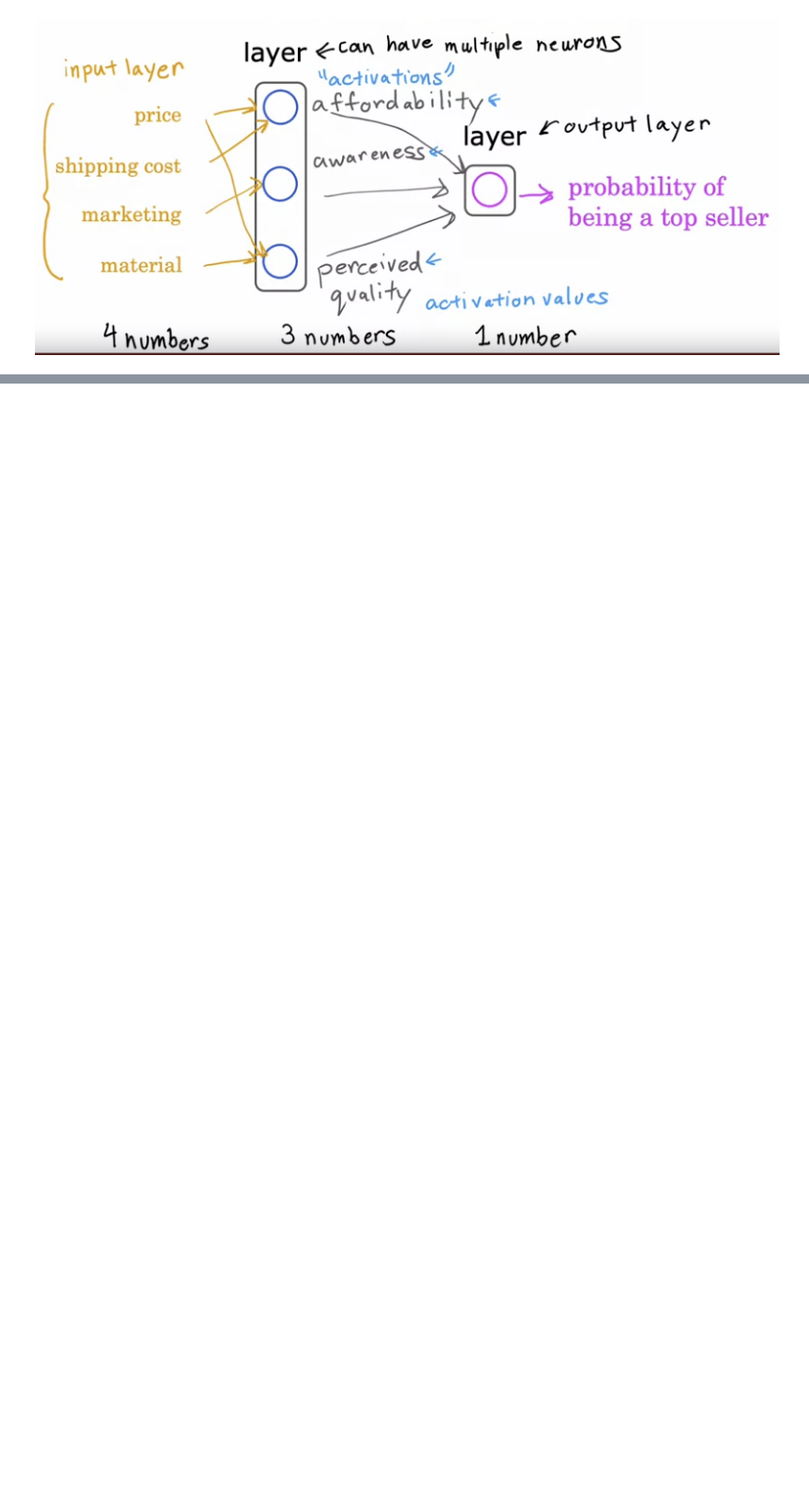
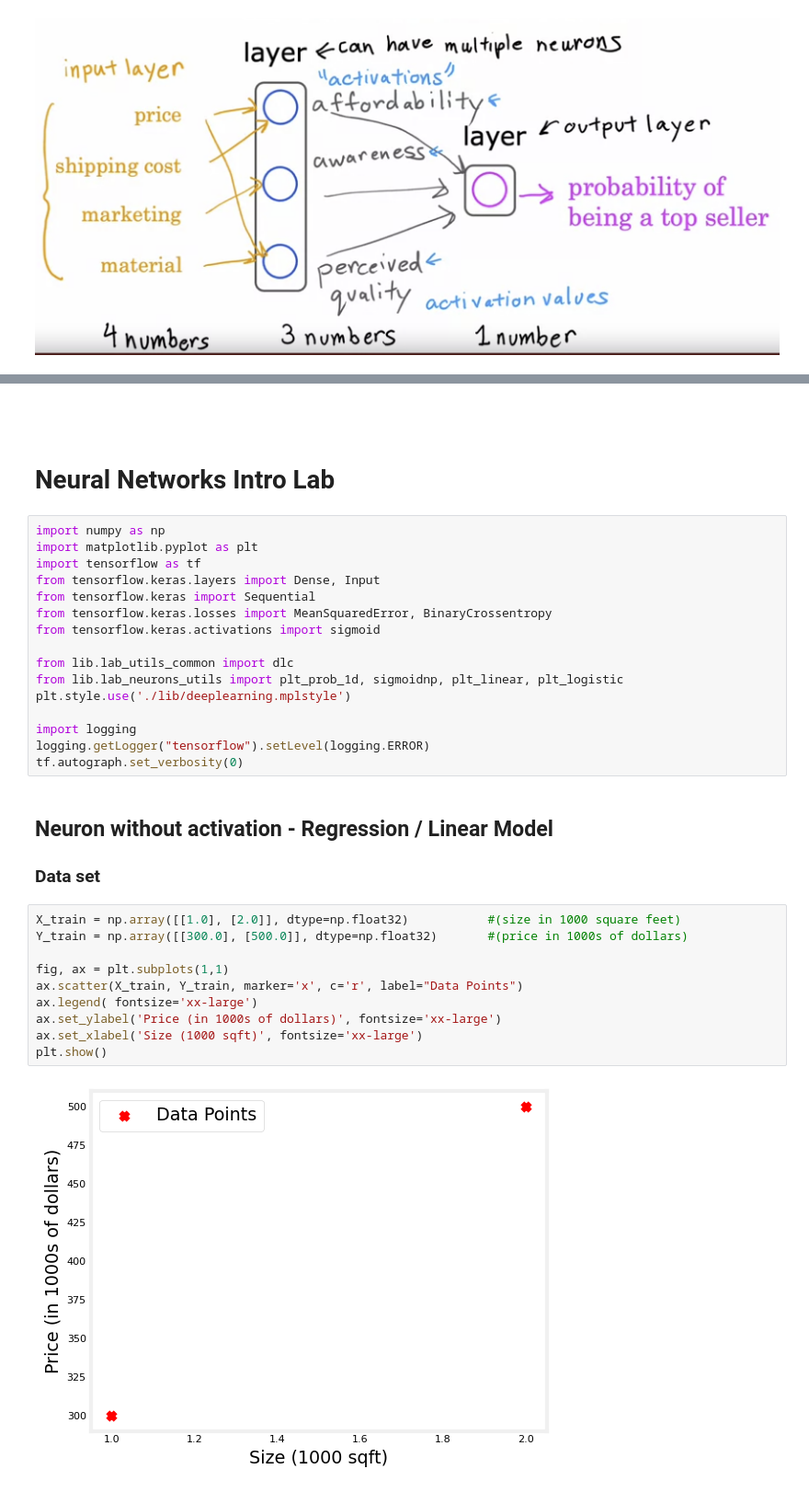
Before and after one commit to JoseMiralles/AI-Notes, a Jupyter notebook: machine_learning_specialization_coursera/2_advanced_learning_algorithms/week_1/1_neural_networks_intro.ipynb, the cells around one changed output, grey strips where cells are left out. Shown: that part at 92% size. Cells and saved outputs as stored; diff of their text form; blank space fills up the shorter version.

Commit message:
Finished intro to neural networks.

```diff
--- a/machine_learning_specialization_coursera/2_advanced_learning_algorithms/week_1/1_neural_networks_intro.ipynb
+++ b/machine_learning_specialization_coursera/2_advanced_learning_algorithms/week_1/1_neural_networks_intro.ipynb
@@ -14,2 +17,38 @@
 
 ![image.png](attachment:image.png)
+# %% [markdown]
+<br><br>
+
+# Neural Networks Intro Lab
+# %%
+import numpy as np
+import matplotlib.pyplot as plt
+import tensorflow as tf
+from tensorflow.keras.layers import Dense, Input
+from tensorflow.keras import Sequential
+from tensorflow.keras.losses import MeanSquaredError, BinaryCrossentropy
+from tensorflow.keras.activations import sigmoid
+
+from lib.lab_utils_common import dlc
+from lib.lab_neurons_utils import plt_prob_1d, sigmoidnp, plt_linear, plt_logistic
+plt.style.use('./lib/deeplearning.mplstyle')
+
+import logging
+logging.getLogger("tensorflow").setLevel(logging.ERROR)
+tf.autograph.set_verbosity(0)
+# %% [markdown]
+## Neuron without activation - Regression / Linear Model
+
+### Data set
+# %%
+X_train = np.array([[1.0], [2.0]], dtype=np.float32)           #(size in 1000 square feet)
+Y_train = np.array([[300.0], [500.0]], dtype=np.float32)       #(price in 1000s of dollars)
+
+fig, ax = plt.subplots(1,1)
+ax.scatter(X_train, Y_train, marker='x', c='r', label="Data Points")
+ax.legend( fontsize='xx-large')
+ax.set_ylabel('Price (in 1000s of dollars)', fontsize='xx-large')
+ax.set_xlabel('Size (1000 sqft)', fontsize='xx-large')
+plt.show()
+# %% [output]
+[figure, added]
```
Also changed, not shown: parts of 16 cells of this notebook, 1 other file.
